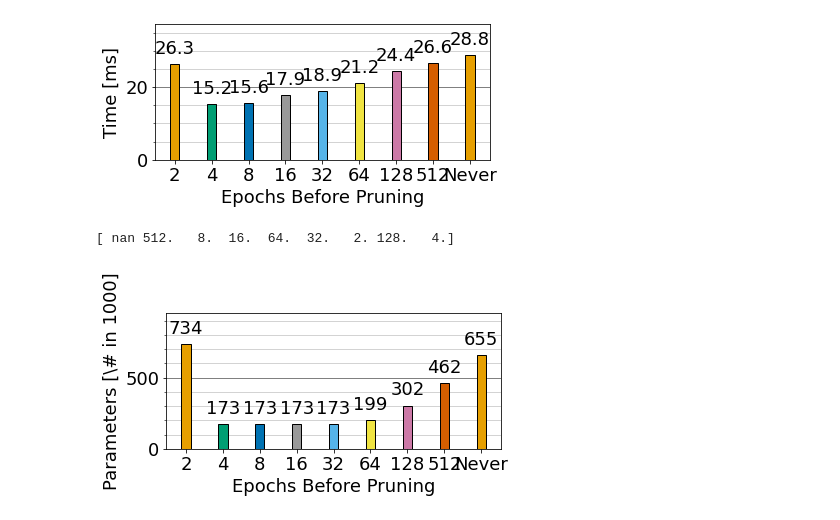
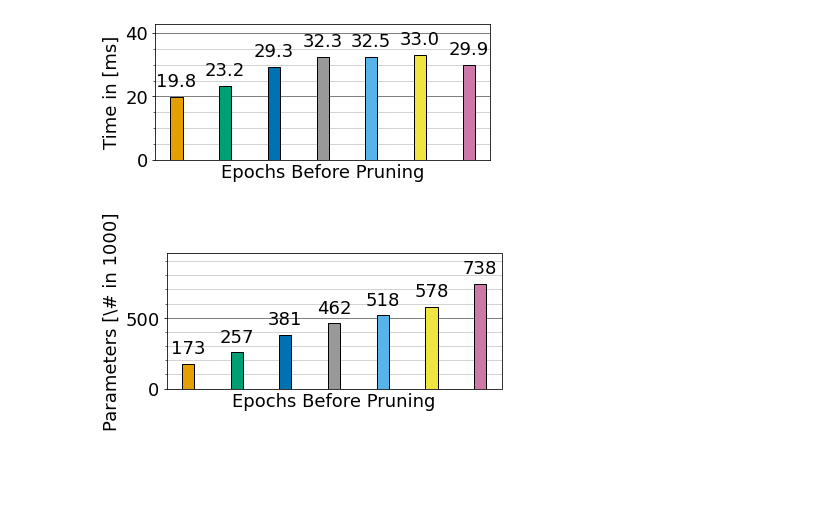
Before and after one commit to MartinBuessemeyer/Efficient-Image-Super-Resolution, a Jupyter notebook: notebooks/visualizations.ipynb, the cells around one changed output. Saved outputs shown, nothing was run; the diff lists cells and outputs as text; code cells hidden in the pictures; blank space fills up the shorter version.

Commit message:
Add more graphs to notebook

```diff
--- a/notebooks/visualizations.ipynb
+++ b/notebooks/visualizations.ipynb
@@ -57,12 +56,12 @@ def add_labels(x,y, precision):
 # %%
 def make_bar_chart(x,y, xlabel="", ylabel="", name="result.png", lables=True, lableprecision=-1):
     barWidth = 0.25
-    fig, ax = plt.subplots(figsize =(6, 2.5))
+    fig = plt.subplots(figsize =(6, 2.5))
 
     plt.minorticks_on()
 
-    plt.grid(color='lightgrey', linestyle='-', linewidth=1, which="minor", axis="y")
-    plt.grid(color='grey', linestyle='-', linewidth=1, which="major", axis="y")
+    plt.grid(color='lightgrey', linestyle='-', linewidth=1, which="minor")
+    plt.grid(color='grey', linestyle='-', linewidth=1, which="major")
 
     y = [val for _,val in sorted(zip(x,y))]
     x.sort()
@@ -83,8 +82,9 @@ def make_bar_chart(x,y, xlabel="", ylabel="", name="result.png", lables=True, la
 
     # Adding Xticks\n",
     plt.xlabel(xlabel)
-    plt.xticks([r + barWidth for r in range(num_elements_in_x)], x, minor=False)
+    plt.xticks([r + barWidth for r in range(num_elements_in_x)], x)
     plt.gca().xaxis.set_minor_locator(tck.NullLocator())
+    plt.gca().xaxis.set_major_locator(tck.NullLocator())
 
     plt.ylabel(ylabel)
 
@@ -98,7 +98,7 @@ def combine_column_and_file_name(column, file):
     return f'{file}_{column}'
 # %%
 def get_data(columns: list[str]):
-    base_dir = Path('../experiment')
+    base_dir = Path('../experiment/20220124')
     csv_files = base_dir.glob('*.csv')
 
     dfs = {file.name : pd.read_csv(file) for file in csv_files}
@@ -117,19 +135,17 @@ make_line_chart(filtered_x.values, filtered_y.values, lables, "Epoch", "DIV2K PS
 # %%
 data = get_data(["validate.mean_forward_pass_time", "config.epochs_before_pruning"])
 filtered_y = data.filter(regex=("validate\.mean_forward_pass_time_rfdn_advanced_600_epochs_before_pruning.*")).mean()
 filtered_x = data.filter(regex=("config\.epochs_before_pruning_rfdn_advanced_600_epochs_before_pruning.*")).head(1)
-make_bar_chart(filtered_x.values[0], filtered_y.values * 1000, "Epochs Before Pruning", "Time [ms]", "epochs_before_pruning_average_validation_time.svg", True, lableprecision=1)
+make_bar_chart(filtered_x.values[0], filtered_y.values * 1000, "Epochs Before Pruning", "Time in [ms]", "epochs_before_pruning_average_validation_time.svg", True, lableprecision=1)
 # %% [output]
-[figure, old version]
+[figure, new version]
 # %%
 data = get_data(["num_parameters", "config.epochs_before_pruning"])
 filtered_y = data.filter(regex=("num_parameters_rfdn_advanced_600_epochs_before_pruning.*")).min()
 filtered_x = data.filter(regex=("config\.epochs_before_pruning_rfdn_advanced_600_epochs_before_pruning.*")).head(1)
-print(filtered_x.values[0])
 make_bar_chart(filtered_x.values[0], filtered_y.values / 1000, "Epochs Before Pruning", "Parameters [\# in 1000]", "epochs_before_pruning_final_number_of_parameters.svg", True, lableprecision=-1)
 # %% [output]
-[ nan 512.   8.  16.  64.  32.   2. 128.   4.]
-[figure, old version]
+[figure, new version]
 # %%
 data = get_data(["num_parameters", "Epoch"])
 filtered_x = data.filter(regex=("Epoch_rfdn_advanced_600_epochs_before_pruning.*")).head(600).transpose()
```
Also changed, not shown: parts of 10 cells of this notebook.
